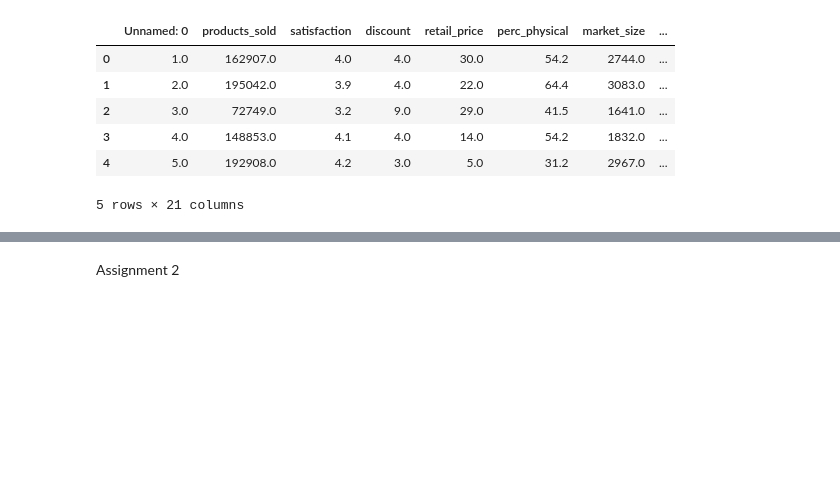
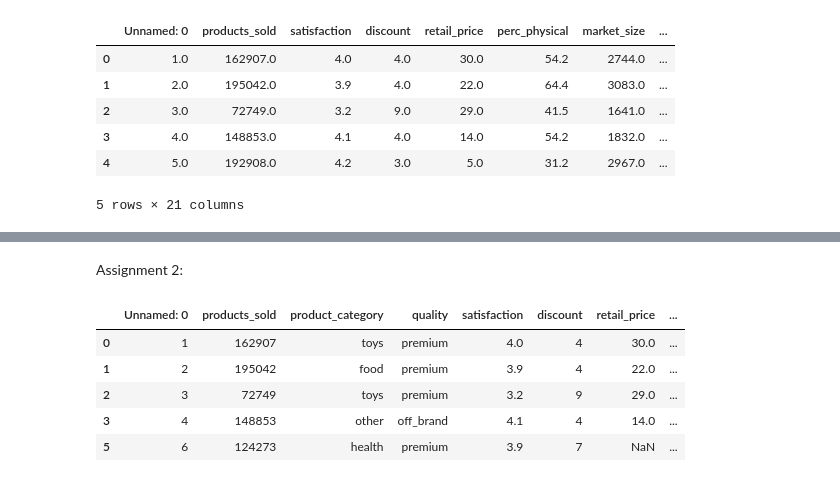
Before and after one commit to Kianvnh/TEST, a Jupyter notebook: Datamodelling/Final Assignment/Final Assignment.ipynb, the cells around one changed output, grey strips where cells are left out. Cells and saved outputs as stored; diff of their text form; code cells hidden in the pictures; blank space fills up the shorter version.

Commit message:
questions! assignment 1

```diff
--- a/Datamodelling/Final Assignment/Final Assignment.ipynb
+++ b/Datamodelling/Final Assignment/Final Assignment.ipynb
@@ -82,5 +82,5 @@ df_imputed = pd.DataFrame(df_imputed, columns=df_new.columns)
 
 #df_dropped = df.dropna()
 # %%
-model1_imputed = sm.ols('retail_price~product_category', data=df_imputed).fit() #this wont work because df_new doesnt know a product_category table/row
+model1_imputed = sm.ols('retail_price~products_sold + quality + satisfaction + discount + perc_physical + market_size + product_category_food + product_category_health + product_category_other + product_category_toys + quality_off_brand + quality_premium'', data=df_imputed).fit() #this wont work because df_new doesnt know a product_category table/row
 # %% [output]
@@ -104,2 +111,13 @@ df_imputed['Outlier'] = CooksD[0] > 4/n
+# %%
+df_v2 = df[df_imputed.Outlier == False]
 # %% [markdown]
-Assignment 2
+Assignment 2:
+# %%
+df_v2.head()
+# %% [output]
+|  | Unnamed: 0 | products_sold | product_category | quality | satisfaction | discount | retail_price | ... |
+| 0 | 1 | 162907 | toys | premium | 4.0 | 4 | 30.0 | ... |
+| 1 | 2 | 195042 | food | premium | 3.9 | 4 | 22.0 | ... |
+| 2 | 3 | 72749 | toys | premium | 3.2 | 9 | 29.0 | ... |
+| 3 | 4 | 148853 | other | off_brand | 4.1 | 4 | 14.0 | ... |
+| 5 | 6 | 124273 | health | premium | 3.9 | 7 | NaN | ... |
```
Also changed, not shown: parts of 9 cells of this notebook, 1 other file.
